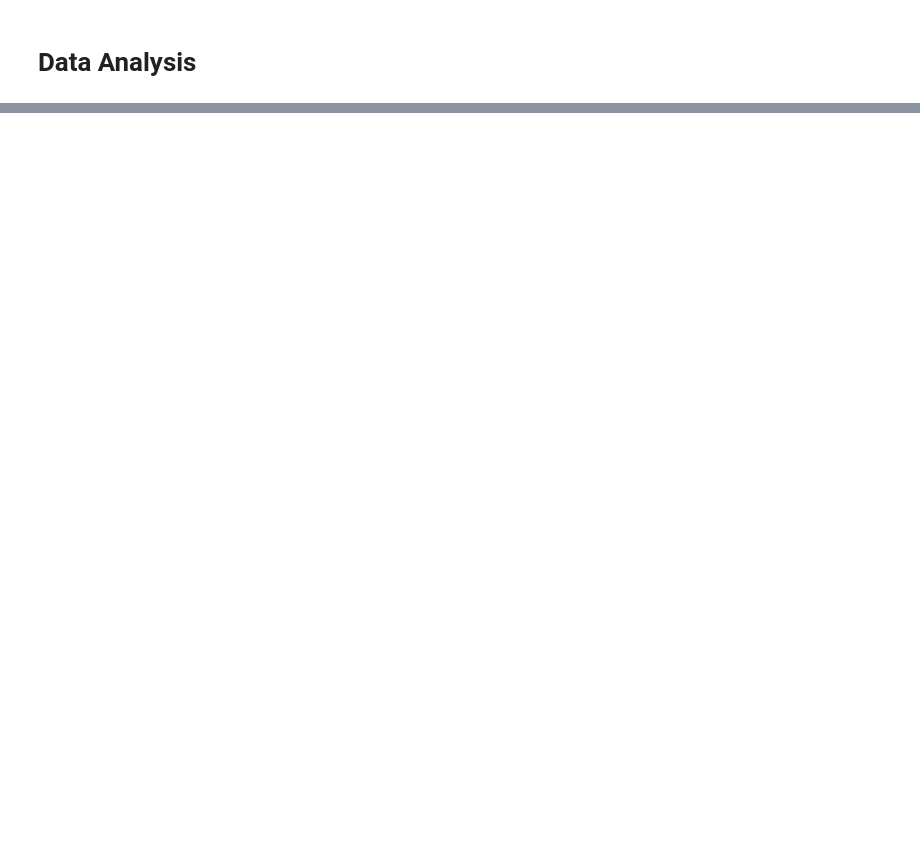
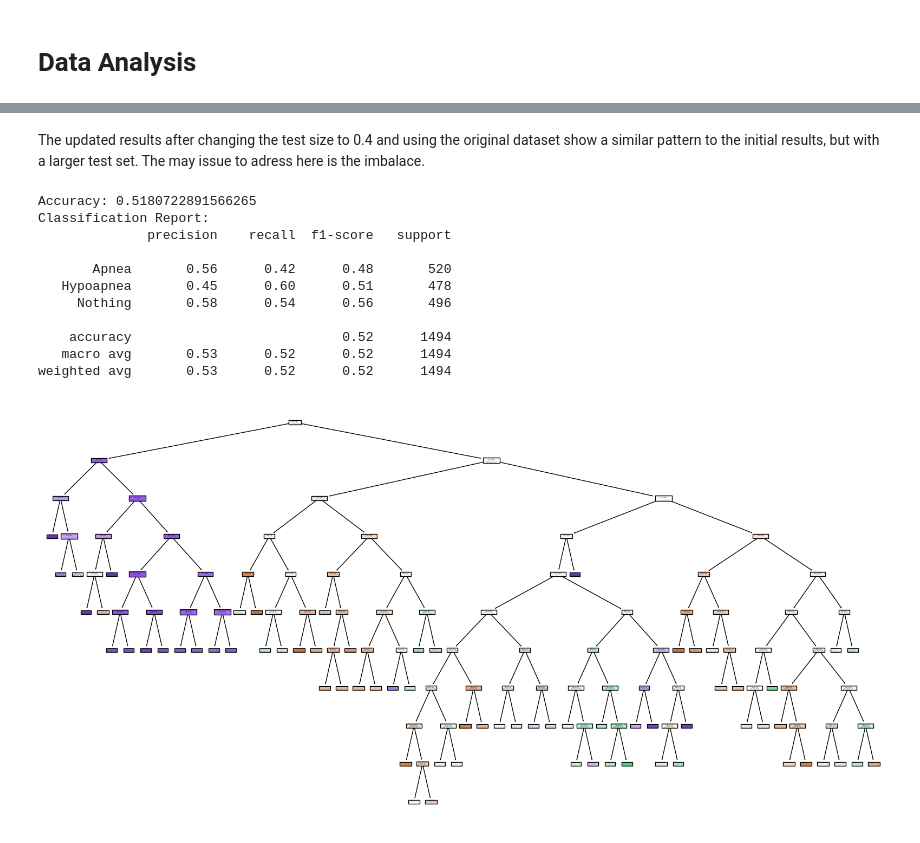
Before and after one commit to AnnaGass/DSA-SleepHealthData, a Jupyter notebook: 03_DecisionTree.ipynb, the cells around one changed output, grey strips where cells are left out. Cells and saved outputs as stored; diff of their text form; code cells hidden in the pictures; blank space fills up the shorter version.

```diff
--- a/03_DecisionTree.ipynb
+++ b/03_DecisionTree.ipynb
@@ -568,0 +191,72 @@ plt.show()
+# %% [markdown]
+The updated results after changing the test size to 0.4 and using the original dataset show a similar pattern to the initial results, but with a larger test set. The may issue to adress here is the imbalace.
+# %%
+# @title Decision Tree with undersampling for nothing cases
+
+# Load the CSV file
+df = pd.read_csv(base_data)
+
+# Set the output file and image path
+output_file = output_directory + "undersampled_decision_tree.txt"
+output_image = output_directory + "undersamplet_decision_tree.png"
+
+# Initialize the LabelEncoder
+le = LabelEncoder()
+
+# Apply LabelEncoder to each categorical feature
+df['SpO2_Category_Transformed'] = le.fit_transform(df['SpO2 Category'])
+df['Pulse_Range_Transformed'] = le.fit_transform(df['Pulse Range'])
+
+# Split the data into features and target
+X = df[['SpO2_Category_Transformed', 'Pulse_Range_Transformed', 'Sleep Stage']]
+y = df['Apnea']
+
+# Apply undersampling to balance the dataset
+rus = RandomUnderSampler(random_state=42)
+X_res, y_res = rus.fit_resample(X, y)
+
+# Split the data into training and testing sets
+X_train, X_test, y_train, y_test = train_test_split(X_res, y_res, test_size=0.2, random_state=42)
+
+# Initialize the classifier
+clf = DecisionTreeClassifier(random_state=42)
+
+# Fit the classifier to the training data
+clf.fit(X_train, y_train)
+
+# Predict on the test set
+y_pred = clf.predict(X_test)
+
+# Calculate accuracy
+accuracy = accuracy_score(y_test, y_pred)
+classification_report_str = classification_report(y_test, y_pred)
+
+# Save the accuracy and classification report to a text file
+with open(output_file, 'w') as f:
+    f.write(f'Accuracy: {accuracy}\n')
+    f.write('Classification Report:\n')
+    f.write(classification_report_str)
+
+print(f"Accuracy: {accuracy}")
+print("Classification Report:")
+print(classification_report_str)
+
+# Visualize the decision tree
+plt.figure(figsize=(20,10))
+plot_tree(clf, feature_names=X.columns, class_names=le.classes_, filled=True)
+plt.savefig(output_image)
+plt.show()
+plt.close()
+# %% [output]
+Accuracy: 0.5180722891566265
+Classification Report:
+              precision    recall  f1-score   support
+
+       Apnea       0.56      0.42      0.48       520
+   Hypoapnea       0.45      0.60      0.51       478
+     Nothing       0.58      0.54      0.56       496
+
+    accuracy                           0.52      1494
+   macro avg       0.53      0.52      0.52      1494
+weighted avg       0.53      0.52      0.52      1494
+[figure, added]
```
Also changed, not shown: parts of 27 cells of this notebook.
